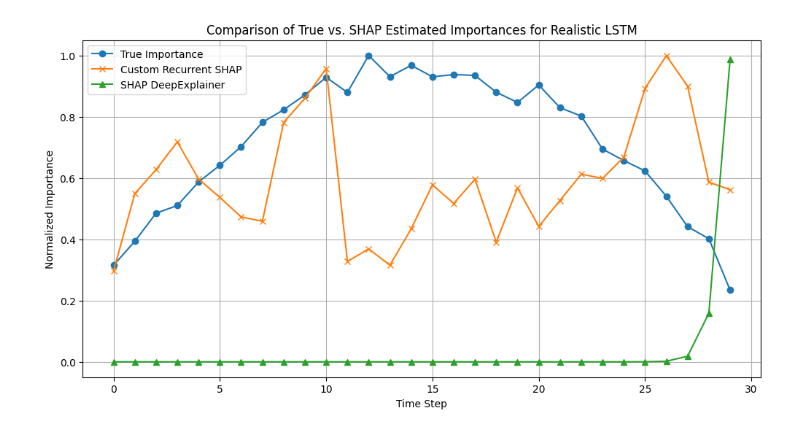
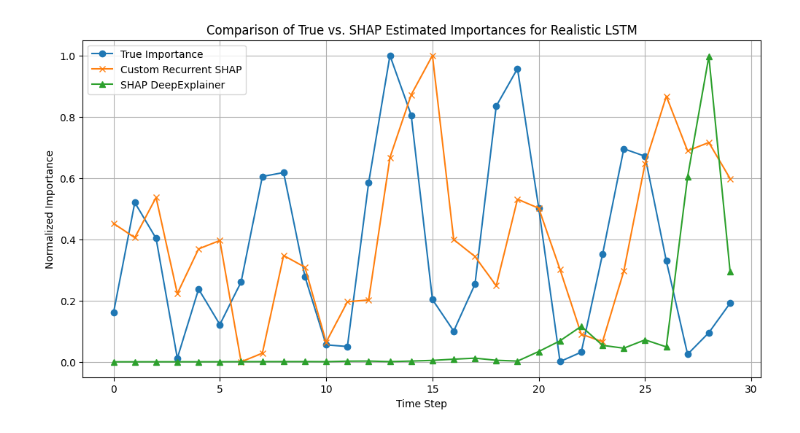
Before and after one commit to niyangbai/enhanced_shap, a Jupyter notebook: examples/explain_sequential_model.ipynb, the cells around one changed output. Drawn from its saved outputs; the diff is of its cells as text; code cells hidden in the pictures.

```diff
--- a/examples/explain_sequential_model.ipynb
+++ b/examples/explain_sequential_model.ipynb
@@ -36,12 +36,47 @@ def generate_robust_data(seq_len=30, top_k=5, noise_std=0.05):
     y = X.squeeze()[importance.argsort(descending=True)[:top_k]].sum().unsqueeze(0).unsqueeze(0)
     return X, y, importance
 
+def generate_strange_data(seq_len=30, noise_std=0.05) -> tuple[torch.Tensor, torch.Tensor, torch.Tensor]:
+    """
+    Generate synthetic time series with strange, nonlinear importance structure.
+
+    Returns
+    -------
+    X : torch.Tensor
+        Input sequence [1, T, 1]
+    y : torch.Tensor
+        Output target [1, 1]
+    importance : torch.Tensor
+        True timestep-level importance [T]
+    """
+    time = np.linspace(0, 1, seq_len)
+
+    # Base signal: mixed sine and sigmoid
+    base = 0.5 * np.sin(10 * np.pi * time) + 0.3 * np.exp(-6 * (time - 0.5)**2)
+    mod = 0.2 * (1 / (1 + np.exp(-20 * (time - 0.3)))) + 0.1 * np.cos(40 * time)
+    signal = base * mod + np.random.normal(0, noise_std, size=seq_len)
+
+    X = torch.tensor(signal, dtype=torch.float32).view(1, seq_len, 1)
+
+    # Define "true importance" shape
+    importance = (
+        0.5 * torch.tensor(base, dtype=torch.float32) +
+        0.5 * torch.tensor(mod, dtype=torch.float32)
+    ).abs()
+
+    importance /= importance.max() + 1e-6  # normalize
+
+    # Weighted sum of input using importance as attention mask
+    y = (X.squeeze() * importance).sum().unsqueeze(0).unsqueeze(0)
+
+    return X, y, importance
+
 # Train the realistic model
 model = RealisticLSTM()
 criterion = nn.MSELoss()
 optimizer = optim.Adam(model.parameters(), lr=0.005)
 
-X, y, true_importance = generate_robust_data()
+X, y, true_importance = generate_strange_data()
 for epoch in range(300):  # Increased epochs and realistic settings
     model.train()
     optimizer.zero_grad()
@@ -51,41 +86,33 @@ for epoch in range(300):  # Increased epochs and realistic settings
     optimizer.step()
 
 # Custom SHAP Explanation
-explainer_custom = RecurrentExplainer(
-    model=model,
-    mode="mask",
-    nsamples=20,
-    window_size=3,
-    use_absolute=False,
-    clip_negative=False,
-    smooth_kernel=3
-)
+explainer_custom = RecurrentExplainer(model=model)
 shap_custom = explainer_custom.explain(X)
 
 # SHAP DeepExplainer
 background = torch.randn(100, X.shape[1], X.shape[2])
 explainer_shap = shap.DeepExplainer(model, background)
 shap_deep = explainer_shap.shap_values(X)
 
 # Compute estimated importance
 estimated_importance_custom = shap_custom.detach().cpu().numpy().flatten()
 estimated_importance_deep = np.abs(shap_deep[0]).flatten()
 
 # Normalize all importance scores
 true_norm = true_importance.numpy()
 est_norm_custom = estimated_importance_custom / (np.abs(estimated_importance_custom).max() + 1e-6)
 est_norm_deep = estimated_importance_deep / (estimated_importance_deep.max() + 1e-6)
 
 # Plot results
 plt.figure(figsize=(12, 6))
 plt.plot(true_norm, label='True Importance', marker='o')
 plt.plot(est_norm_custom, label='Custom Recurrent SHAP', marker='x')
 plt.plot(est_norm_deep, label='SHAP DeepExplainer', marker='^')
 plt.title('Comparison of True vs. SHAP Estimated Importances for Realistic LSTM')
 plt.xlabel('Time Step')
 plt.ylabel('Normalized Importance')
 plt.legend()
 plt.grid(True)
 plt.show()
 # %% [output]
-[figure, old version]
+[figure, new version]
```
Also changed, not shown: 1 other file.
